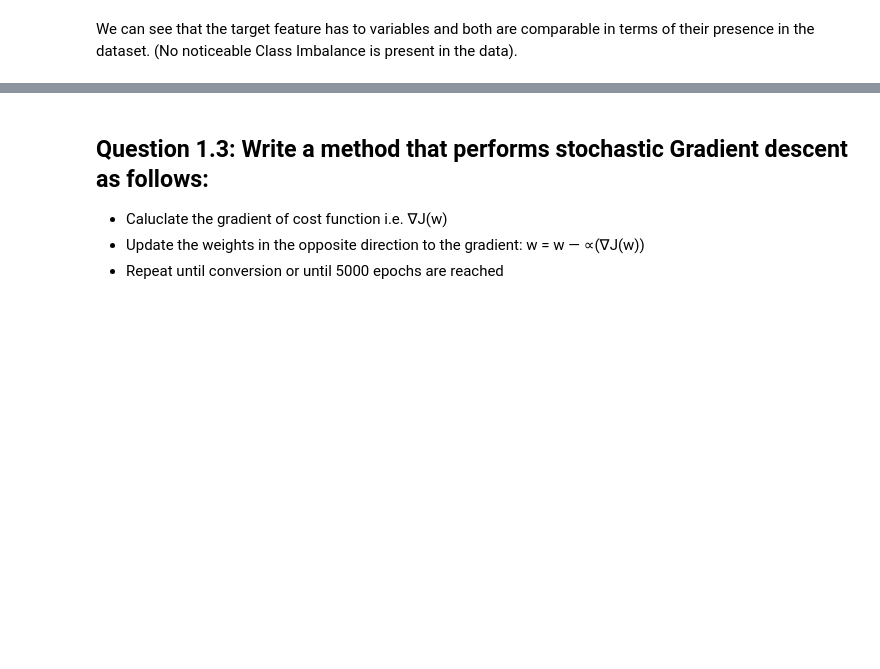
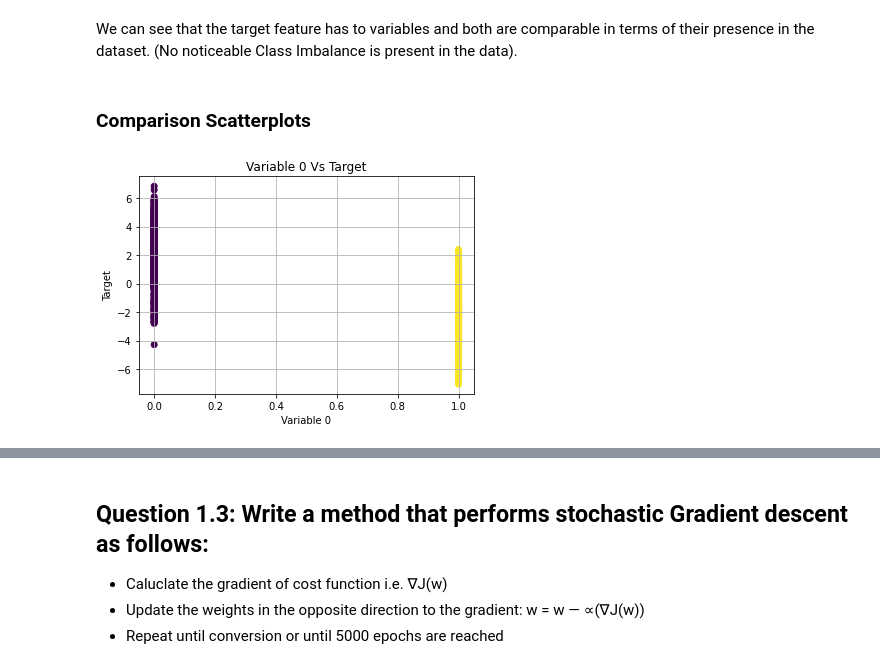
Before and after one commit to rodolfolermacontreras/ML_2_Assignment_5, a Jupyter notebook: MLEARN520-Lesson5-RodolfoLerma.ipynb, the cells around one changed output, grey strips where cells are left out. Saved outputs shown, nothing was run; the diff lists cells and outputs as text; code cells hidden in the pictures; blank space fills up the shorter version.

```diff
--- a/MLEARN520-Lesson5-RodolfoLerma.ipynb
+++ b/MLEARN520-Lesson5-RodolfoLerma.ipynb
@@ -127,2 +131,13 @@ sns.catplot(x=4, kind="count", palette="ch:.1", data=df)
 # %% [markdown]
 We can see that the target feature has to variables and both are comparable in terms of their presence in the dataset. (No noticeable Class Imbalance is present in the data).
+# %% [markdown]
+### Comparison Scatterplots
+# %%
+plt.scatter(x=df[4], y=df[0], c=df[4])
+plt.title("Variable 0 Vs Target")
+plt.xlabel("Variable 0")
+plt.ylabel("Target")
+plt.grid(True)
+plt.show()
+# %% [output]
+[figure, added]
```
Also changed, not shown: parts of 25 cells of this notebook.
